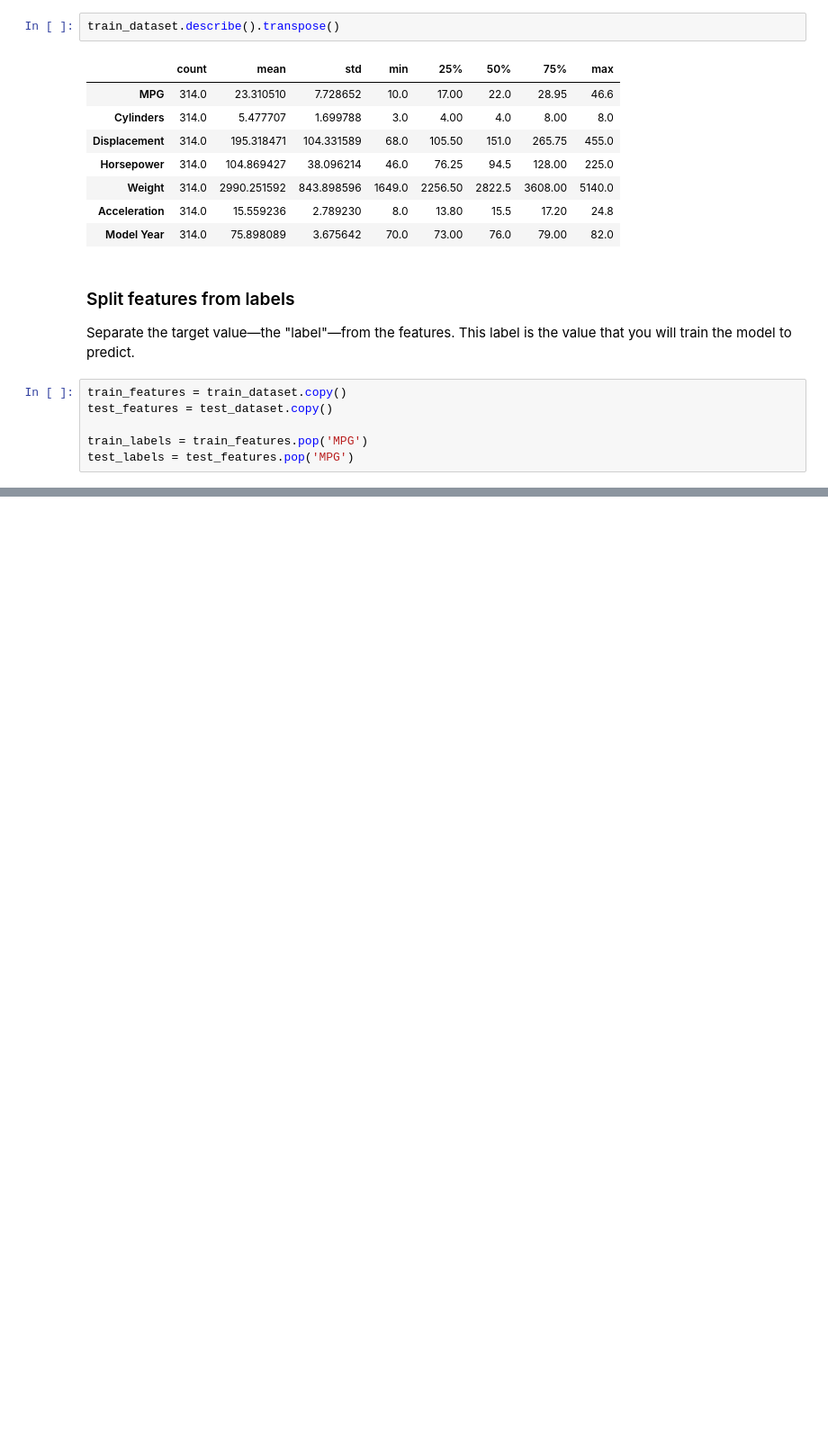
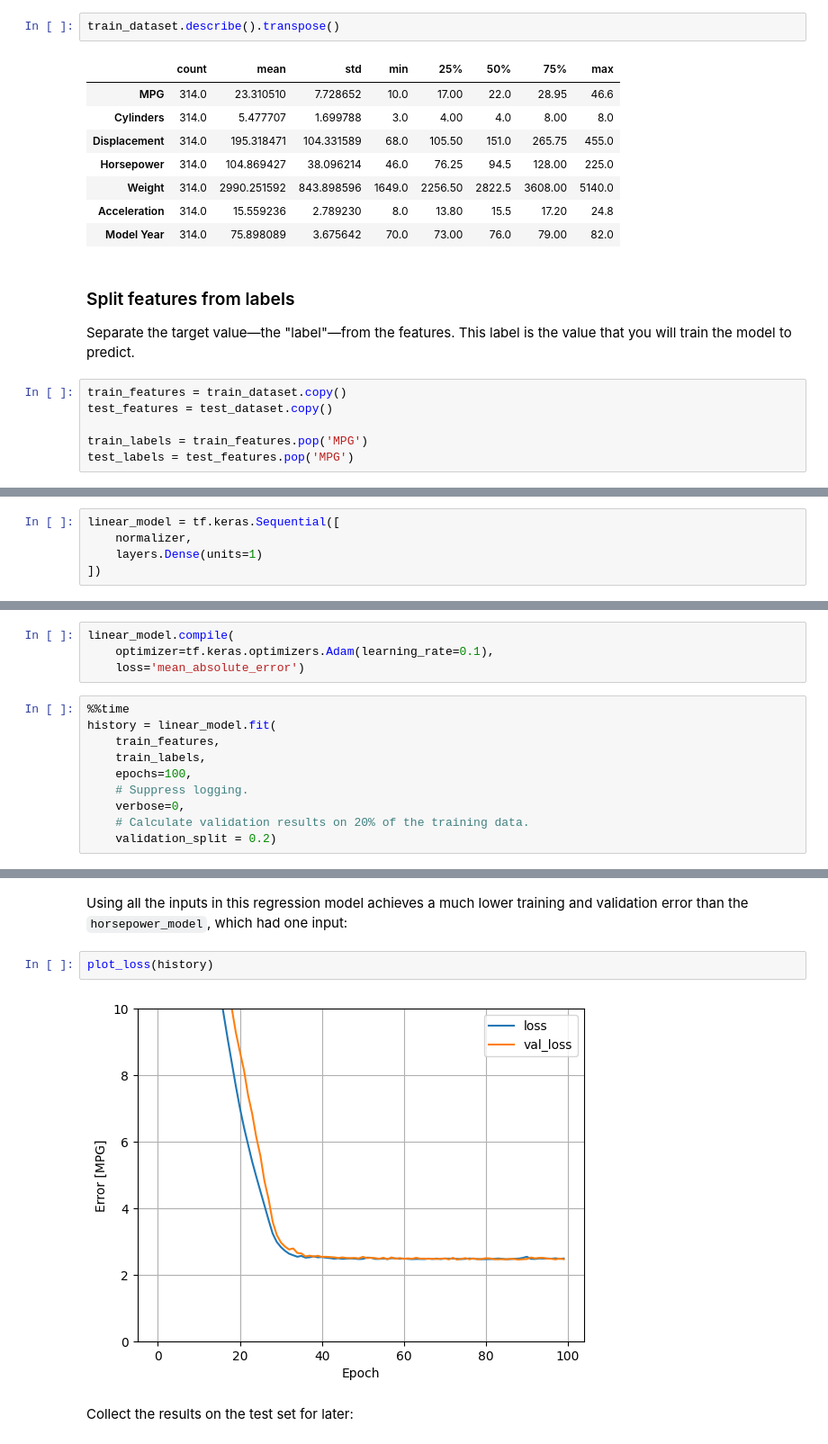
Before and after one commit to cstone157/jupyter_tensorflow2, a Jupyter notebook: tensor.org/tutorials/05-basic-regression.ipynb, the cells around one changed output, grey strips where cells are left out. Shown at 90% size. Saved outputs shown, nothing was run; the diff lists cells and outputs as text; blank space fills up the shorter version.

```diff
--- a/tensor.org/tutorials/05-basic-regression.ipynb
+++ b/tensor.org/tutorials/05-basic-regression.ipynb
@@ -139,0 +338,5 @@ test_labels = test_features.pop('MPG')
+# %%
+linear_model = tf.keras.Sequential([
+    normalizer,
+    layers.Dense(units=1)
+])
@@ -139,0 +367,14 @@ test_labels = test_features.pop('MPG')
+# %%
+linear_model.compile(
+    optimizer=tf.keras.optimizers.Adam(learning_rate=0.1),
+    loss='mean_absolute_error')
+# %%
+%%time
+history = linear_model.fit(
+    train_features,
+    train_labels,
+    epochs=100,
+    # Suppress logging.
+    verbose=0,
+    # Calculate validation results on 20% of the training data.
+    validation_split = 0.2)
@@ -139,0 +384,8 @@ test_labels = test_features.pop('MPG')
+# %% [markdown]
+Using all the inputs in this regression model achieves a much lower training and validation error than the <code>horsepower_model</code>, which had one input:
+# %%
+plot_loss(history)
+# %% [output]
+[figure, added]
+# %% [markdown]
+Collect the results on the test set for later:
```
Also changed, not shown: parts of 70 cells of this notebook, 1 other file.
